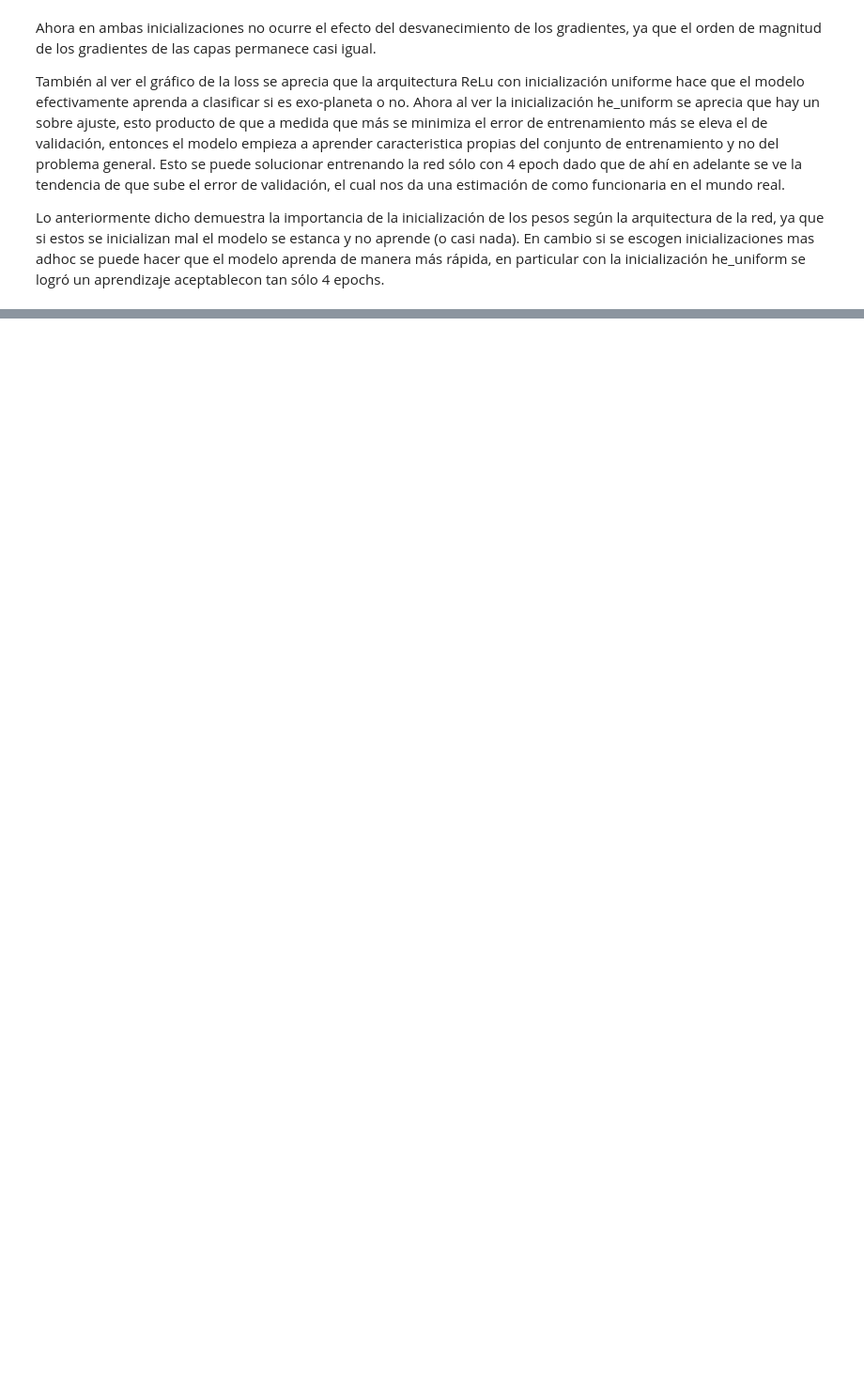
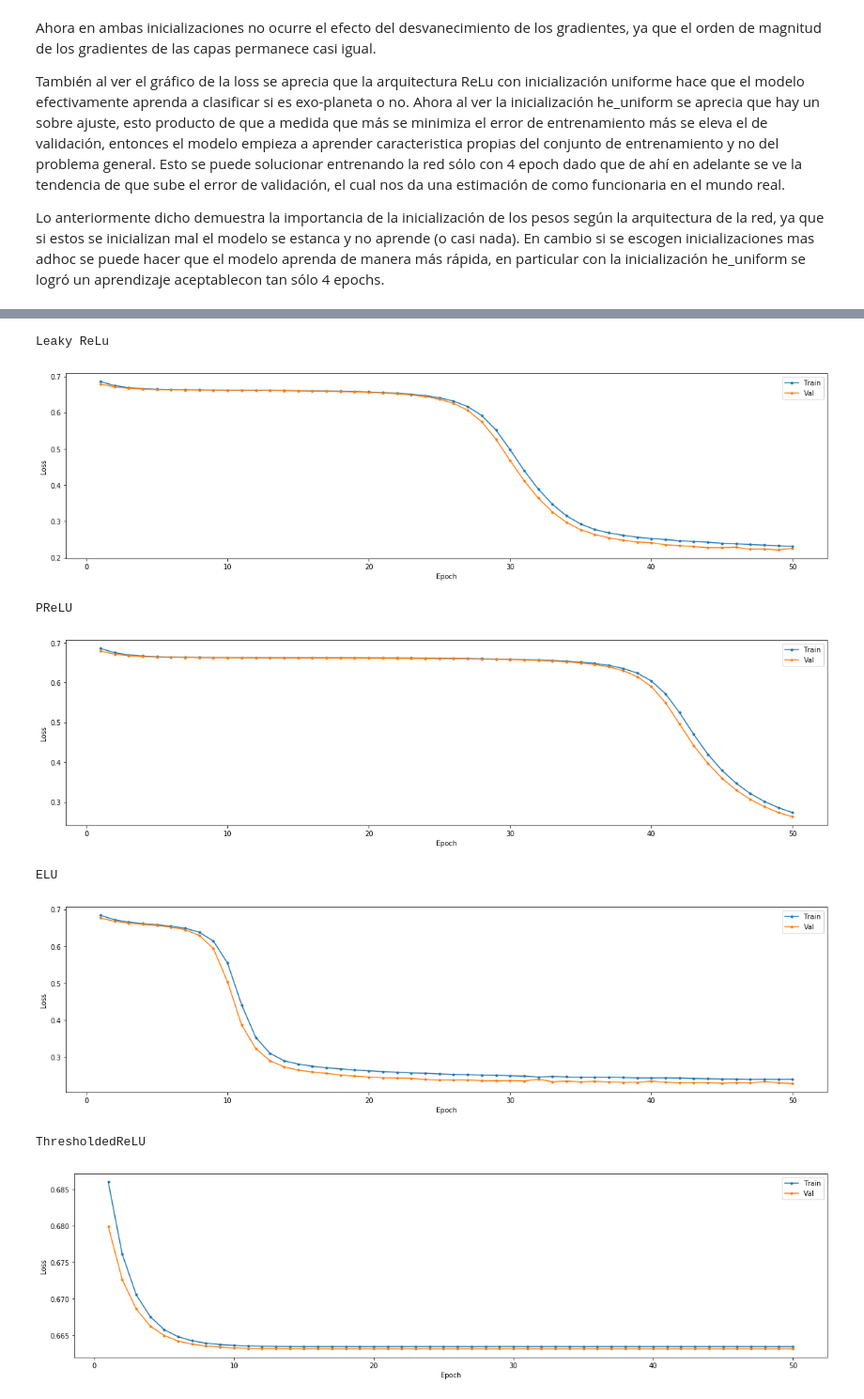
Before and after one commit to Umauro/ANN-T1, a Jupyter notebook: Pregunta 2.ipynb, the cells around one changed output, grey strips where cells are left out. Shown: that part at 94% size. Drawn from its saved outputs; the diff is of its cells as text; code cells hidden in the pictures; blank space fills up the shorter version.

```diff
--- a/Pregunta 2.ipynb
+++ b/Pregunta 2.ipynb
@@ -447,0 +511,13 @@ history.history
+# %%
+for i in histories:
+    print(i)
+    chart_loss(histories[i])
+# %% [output]
+Leaky ReLu
+[figure, added]
+PReLU
+[figure, added]
+ELU
+[figure, added]
+ThresholdedReLU
+[figure, added]
```
Also changed, not shown: parts of 30 cells of this notebook.
